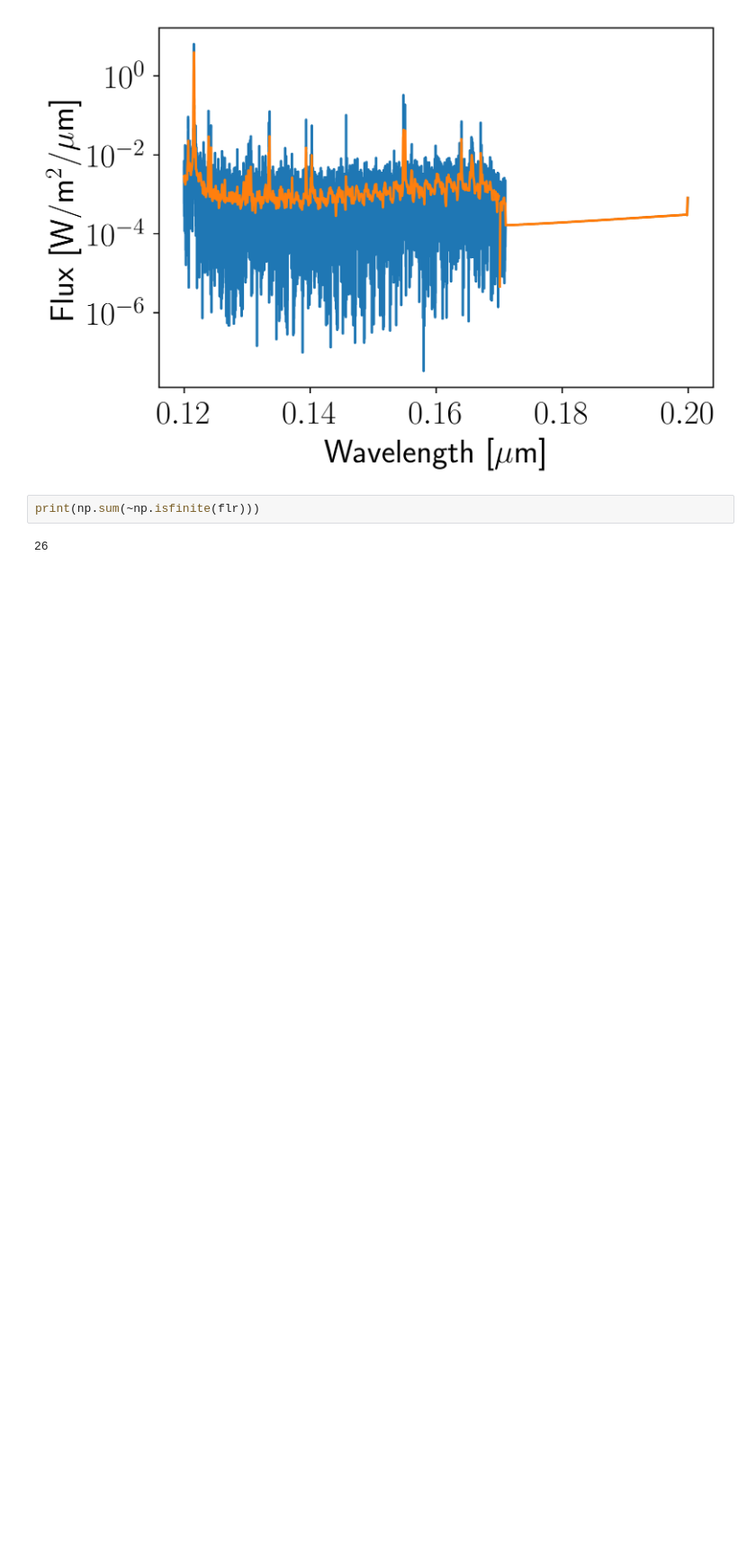
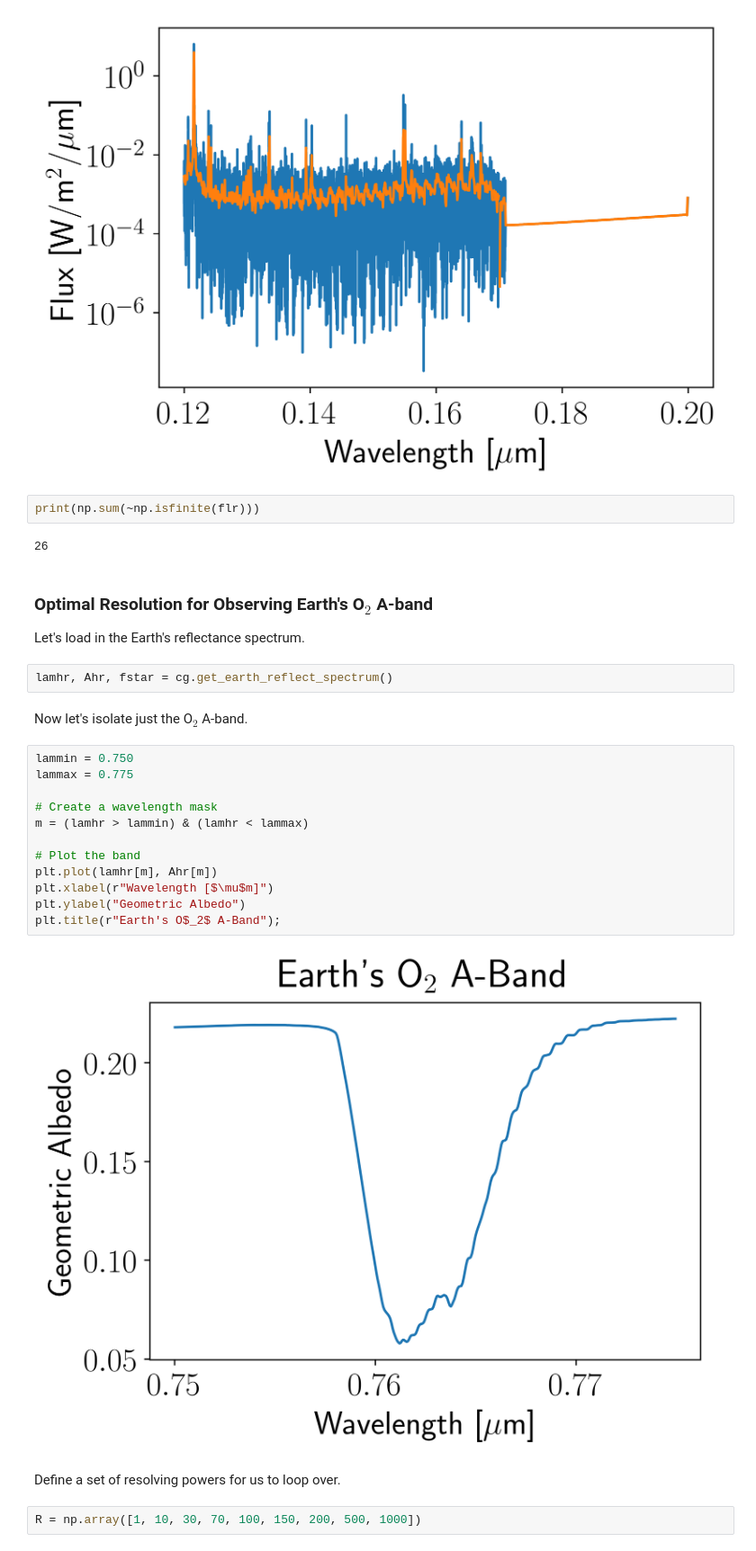
Before and after one commit to jlustigy/coronagraph, a Jupyter notebook: docs/notebooks/degrading_a_spectrum.ipynb, the cells around one changed output. Shown at 90% size. Cells and saved outputs as stored; diff of their text form; blank space fills up the shorter version.

```diff
--- a/docs/notebooks/degrading_a_spectrum.ipynb
+++ b/docs/notebooks/degrading_a_spectrum.ipynb
@@ -92,3 +98,29 @@ plt.ylabel(r"Flux [W/m$^2$/$\mu$m]");
 print(np.sum(~np.isfinite(flr)))
 # %% [output]
 26
+# %% [markdown]
+### Optimal Resolution for Observing Earth's O$_2$ A-band
+
+Let's load in the Earth's reflectance spectrum.
+# %%
+lamhr, Ahr, fstar = cg.get_earth_reflect_spectrum()
+# %% [markdown]
+Now let's isolate just the O$_2$ A-band.
+# %%
+lammin = 0.750
+lammax = 0.775
+
+# Create a wavelength mask
+m = (lamhr > lammin) & (lamhr < lammax)
+
+# Plot the band
+plt.plot(lamhr[m], Ahr[m])
+plt.xlabel(r"Wavelength [$\mu$m]")
+plt.ylabel("Geometric Albedo")
+plt.title(r"Earth's O$_2$ A-Band");
+# %% [output]
+[figure, added]
+# %% [markdown]
+Define a set of resolving powers for us to loop over.
+# %%
+R = np.array([1, 10, 30, 70, 100, 150, 200, 500, 1000])
```
Also changed, not shown: parts of 8 cells of this notebook, 2 other files.
